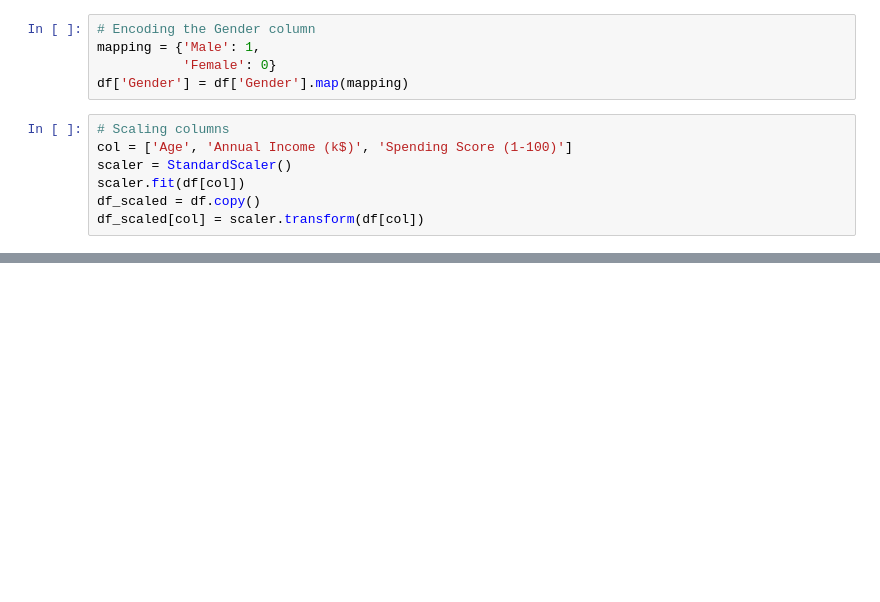
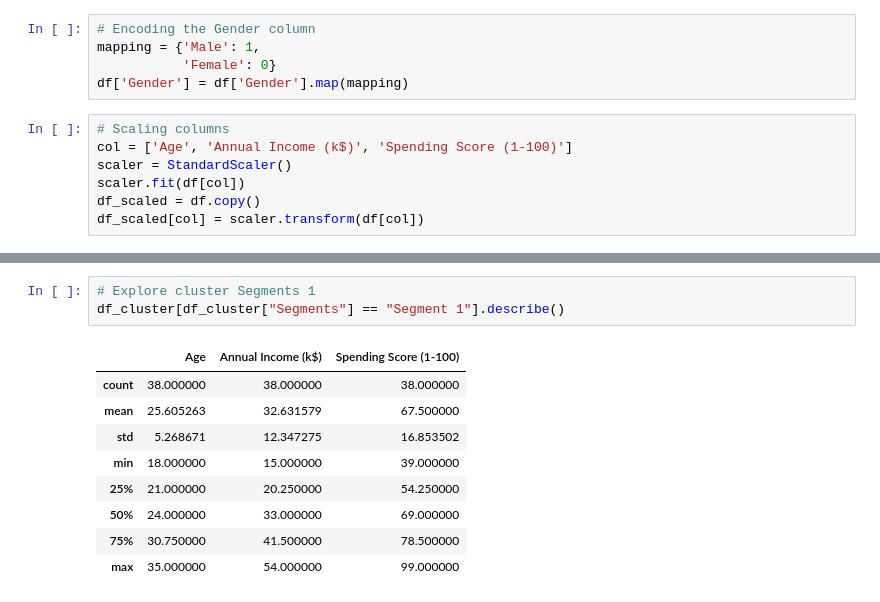
Before and after one commit to negatively/mall-customer-segmentation, a Jupyter notebook: notebooks/customer-segmentation.ipynb, the cells around one changed output, grey strips where cells are left out. Drawn from its saved outputs; the diff is of its cells as text; blank space fills up the shorter version.

```diff
--- a/notebooks/customer-segmentation.ipynb
+++ b/notebooks/customer-segmentation.ipynb
@@ -142,0 +148,13 @@ plt.show()
+# %%
+# Explore cluster Segments 1
+df_cluster[df_cluster["Segments"] == "Segment 1"].describe()
+# %% [output]
+|  | Age | Annual Income (k$) | Spending Score (1-100) |
+| count | 38.000000 | 38.000000 | 38.000000 |
+| mean | 25.605263 | 32.631579 | 67.500000 |
+| std | 5.268671 | 12.347275 | 16.853502 |
+| min | 18.000000 | 15.000000 | 39.000000 |
+| 25% | 21.000000 | 20.250000 | 54.250000 |
+| 50% | 24.000000 | 33.000000 | 69.000000 |
+| 75% | 30.750000 | 41.500000 | 78.500000 |
+| max | 35.000000 | 54.000000 | 99.000000 |
```
Also changed, not shown: parts of 30 cells of this notebook.
